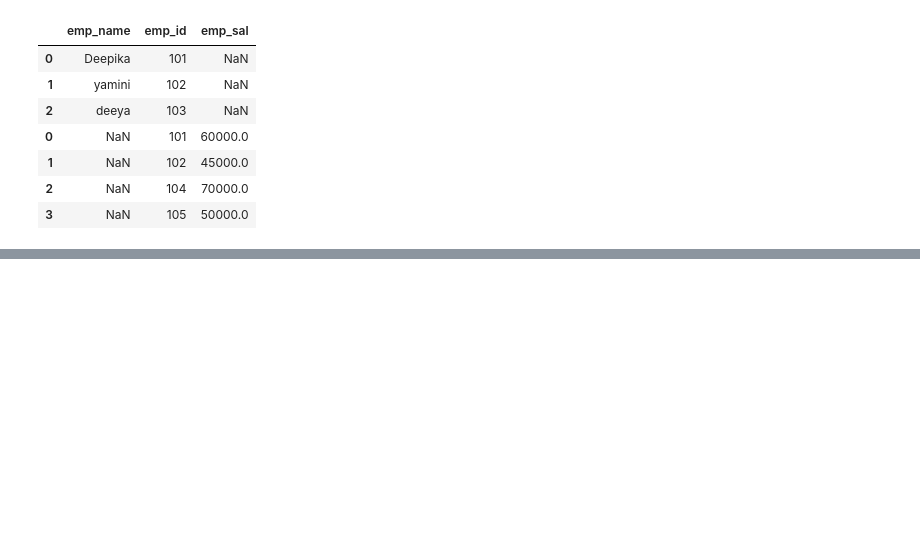
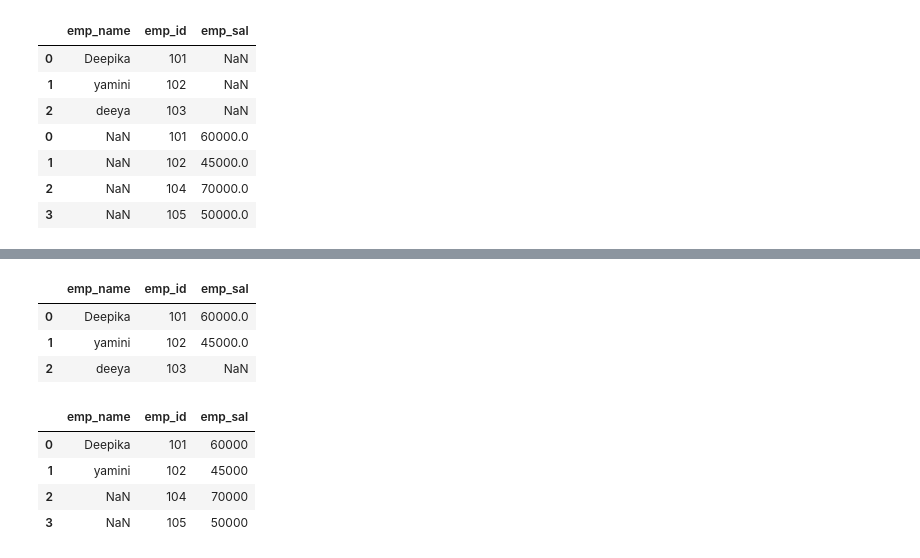
Before and after one commit to dpkasahu/numpy, a Jupyter notebook: join.ipynb, the cells around one changed output, grey strips where cells are left out. Cells and saved outputs as stored; diff of their text form; code cells hidden in the pictures; blank space fills up the shorter version.

```diff
--- a/join.ipynb
+++ b/join.ipynb
@@ -19,0 +38,17 @@ pd.concat([employee,salary])
+# %%
+pd.merge(employee,salary,how='left',on='emp_id')
+#return all rows of left side both matching and non-matching and  common of right side
+# %% [output]
+|  | emp_name | emp_id | emp_sal |
+| 0 | Deepika | 101 | 60000.0 |
+| 1 | yamini | 102 | 45000.0 |
+| 2 | deeya | 103 | NaN |
+# %%
+pd.merge(employee,salary,how='right',on='emp_id')
+#return matching and non-matching of right side and matching of left side rows
+# %% [output]
+|  | emp_name | emp_id | emp_sal |
+| 0 | Deepika | 101 | 60000 |
+| 1 | yamini | 102 | 45000 |
+| 2 | NaN | 104 | 70000 |
+| 3 | NaN | 105 | 50000 |
```
Also changed, not shown: parts of 2 cells of this notebook.
